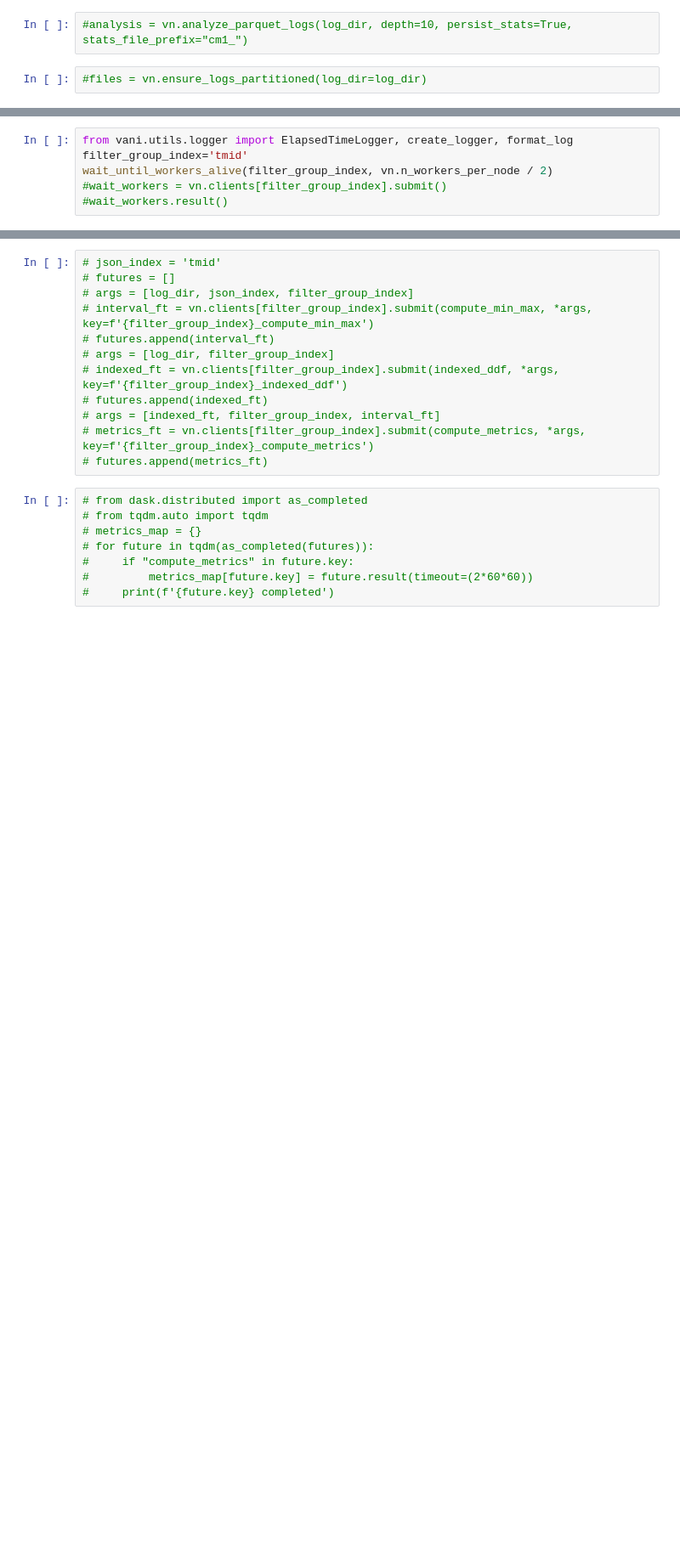
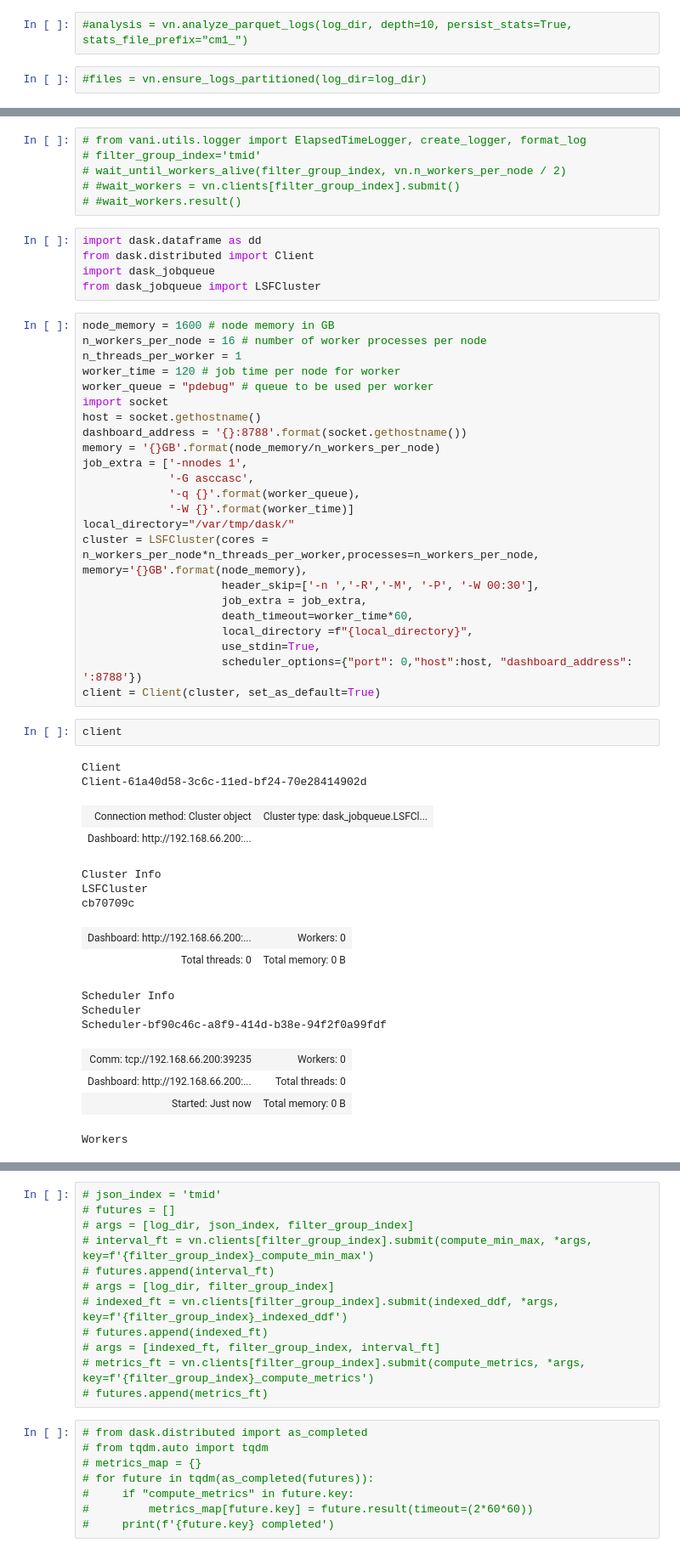
Before and after one commit to izzet/wisio, a Jupyter notebook: notebooks/digio.ipynb, the cells around one changed output, grey strips where cells are left out. Shown: that part at 85% size. Drawn from its saved outputs; the diff is of its cells as text; blank space fills up the shorter version.

```diff
--- a/notebooks/digio.ipynb
+++ b/notebooks/digio.ipynb
@@ -102,6 +62,53 @@ def compute_min_max(log_dir: str, json_key: str, filter_group_index: str):
 # %%
-from vani.utils.logger import ElapsedTimeLogger, create_logger, format_log
-filter_group_index='tmid'
-wait_until_workers_alive(filter_group_index, vn.n_workers_per_node / 2)
-#wait_workers = vn.clients[filter_group_index].submit()
-#wait_workers.result()
+# from vani.utils.logger import ElapsedTimeLogger, create_logger, format_log
+# filter_group_index='tmid'
+# wait_until_workers_alive(filter_group_index, vn.n_workers_per_node / 2)
+# #wait_workers = vn.clients[filter_group_index].submit()
+# #wait_workers.result()
+# %%
+import dask.dataframe as dd
+from dask.distributed import Client
+import dask_jobqueue
+from dask_jobqueue import LSFCluster
+# %%
+node_memory = 1600 # node memory in GB
+n_workers_per_node = 16 # number of worker processes per node
+n_threads_per_worker = 1
+worker_time = 120 # job time per node for worker
+worker_queue = "pdebug" # queue to be used per worker
+import socket
+host = socket.gethostname()
+dashboard_address = '{}:8788'.format(socket.gethostname())
+memory = '{}GB'.format(node_memory/n_workers_per_node)
+job_extra = ['-nnodes 1',
+             '-G asccasc',
+             '-q {}'.format(worker_queue),
+             '-W {}'.format(worker_time)]
+local_directory="/var/tmp/dask/"
+cluster = LSFCluster(cores = n_workers_per_node*n_threads_per_worker,processes=n_workers_per_node, memory='{}GB'.format(node_memory),
+                     header_skip=['-n ','-R','-M', '-P', '-W 00:30'],
+                     job_extra = job_extra,
+                     death_timeout=worker_time*60,
+                     local_directory =f"{local_directory}",
+                     use_stdin=True,
+                     scheduler_options={"port": 0,"host":host, "dashboard_address": ':8788'})
+client = Client(cluster, set_as_default=True)
+# %%
+client
+# %% [output]
+Client
+Client-61a40d58-3c6c-11ed-bf24-70e28414902d
+| Connection method: Cluster object | Cluster type: dask_jobqueue.LSFCl... |
+| Dashboard: http://192.168.66.200:... |  |
+Cluster Info
+LSFCluster
+cb70709c
+| Dashboard: http://192.168.66.200:... | Workers: 0 |
+| Total threads: 0 | Total memory: 0 B |
+Scheduler Info
+Scheduler
+Scheduler-bf90c46c-a8f9-414d-b38e-94f2f0a99fdf
+| Comm: tcp://192.168.66.200:39235 | Workers: 0 |
+| Dashboard: http://192.168.66.200:... | Total threads: 0 |
+| Started: Just now | Total memory: 0 B |
+Workers
```
Also changed, not shown: parts of 25 cells of this notebook.
